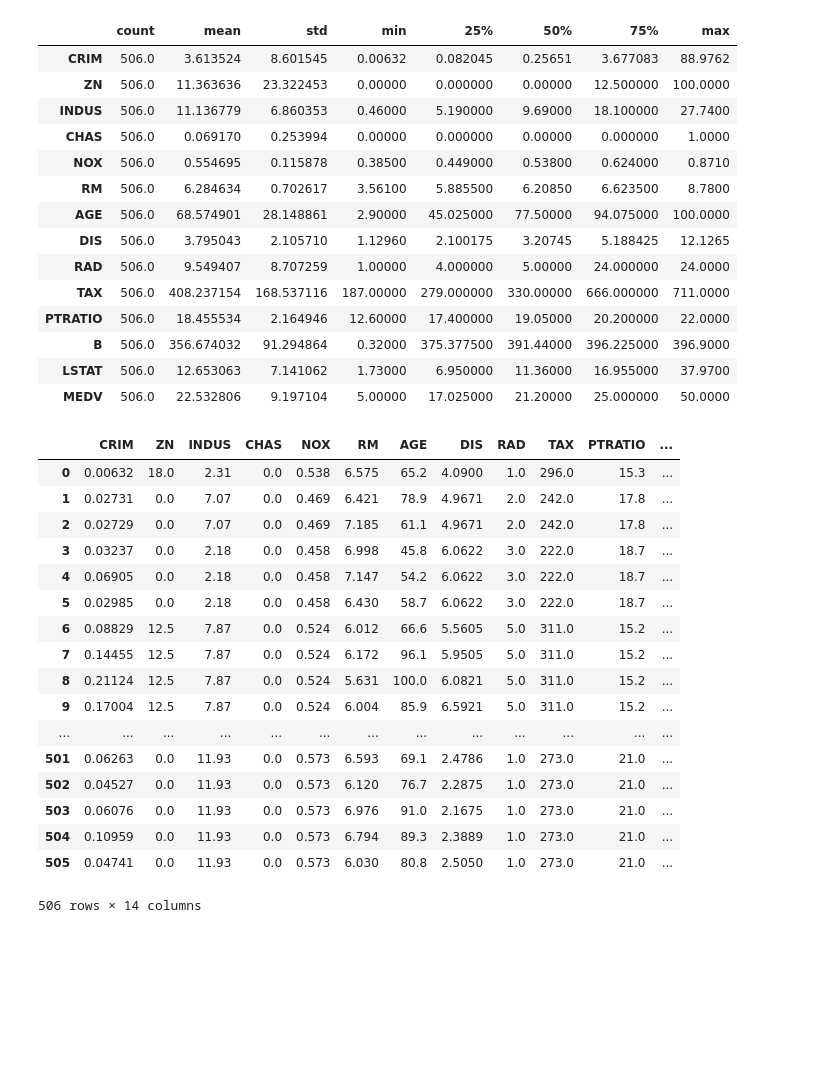
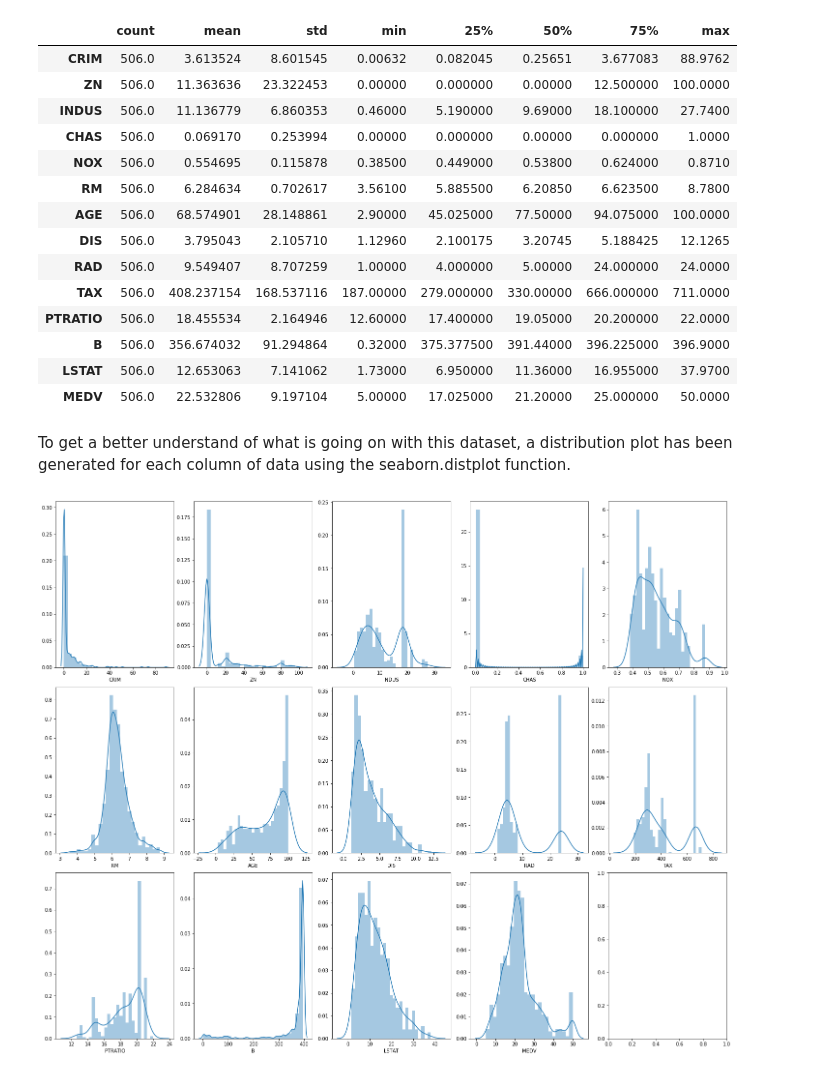
Before and after one commit to MKelly1303/52954_Project_2019, a Jupyter notebook: 52954_Project_Notebook.ipynb, the cells around one changed output. Drawn from its saved outputs; the diff is of its cells as text; code cells hidden in the pictures; blank space fills up the shorter version.

```diff
--- a/52954_Project_Notebook.ipynb
+++ b/52954_Project_Notebook.ipynb
@@ -76,24 +74,25 @@ df.describe().T
 | B | 506.0 | 356.674032 | 91.294864 | 0.32000 | 375.377500 | 391.44000 | 396.225000 | 396.9000 |
 | LSTAT | 506.0 | 12.653063 | 7.141062 | 1.73000 | 6.950000 | 11.36000 | 16.955000 | 37.9700 |
 | MEDV | 506.0 | 22.532806 | 9.197104 | 5.00000 | 17.025000 | 21.20000 | 25.000000 | 50.0000 |
-# %%
-df
-# %% [output]
-|  | CRIM | ZN | INDUS | CHAS | NOX | RM | AGE | DIS | RAD | TAX | PTRATIO | ... |
-| 0 | 0.00632 | 18.0 | 2.31 | 0.0 | 0.538 | 6.575 | 65.2 | 4.0900 | 1.0 | 296.0 | 15.3 | ... |
-| 1 | 0.02731 | 0.0 | 7.07 | 0.0 | 0.469 | 6.421 | 78.9 | 4.9671 | 2.0 | 242.0 | 17.8 | ... |
-| 2 | 0.02729 | 0.0 | 7.07 | 0.0 | 0.469 | 7.185 | 61.1 | 4.9671 | 2.0 | 242.0 | 17.8 | ... |
-| 3 | 0.03237 | 0.0 | 2.18 | 0.0 | 0.458 | 6.998 | 45.8 | 6.0622 | 3.0 | 222.0 | 18.7 | ... |
-| 4 | 0.06905 | 0.0 | 2.18 | 0.0 | 0.458 | 7.147 | 54.2 | 6.0622 | 3.0 | 222.0 | 18.7 | ... |
-| 5 | 0.02985 | 0.0 | 2.18 | 0.0 | 0.458 | 6.430 | 58.7 | 6.0622 | 3.0 | 222.0 | 18.7 | ... |
-| 6 | 0.08829 | 12.5 | 7.87 | 0.0 | 0.524 | 6.012 | 66.6 | 5.5605 | 5.0 | 311.0 | 15.2 | ... |
-| 7 | 0.14455 | 12.5 | 7.87 | 0.0 | 0.524 | 6.172 | 96.1 | 5.9505 | 5.0 | 311.0 | 15.2 | ... |
-| 8 | 0.21124 | 12.5 | 7.87 | 0.0 | 0.524 | 5.631 | 100.0 | 6.0821 | 5.0 | 311.0 | 15.2 | ... |
-| 9 | 0.17004 | 12.5 | 7.87 | 0.0 | 0.524 | 6.004 | 85.9 | 6.5921 | 5.0 | 311.0 | 15.2 | ... |
-| ... | ... | ... | ... | ... | ... | ... | ... | ... | ... | ... | ... | ... |
-| 501 | 0.06263 | 0.0 | 11.93 | 0.0 | 0.573 | 6.593 | 69.1 | 2.4786 | 1.0 | 273.0 | 21.0 | ... |
-| 502 | 0.04527 | 0.0 | 11.93 | 0.0 | 0.573 | 6.120 | 76.7 | 2.2875 | 1.0 | 273.0 | 21.0 | ... |
-| 503 | 0.06076 | 0.0 | 11.93 | 0.0 | 0.573 | 6.976 | 91.0 | 2.1675 | 1.0 | 273.0 | 21.0 | ... |
-| 504 | 0.10959 | 0.0 | 11.93 | 0.0 | 0.573 | 6.794 | 89.3 | 2.3889 | 1.0 | 273.0 | 21.0 | ... |
-| 505 | 0.04741 | 0.0 | 11.93 | 0.0 | 0.573 | 6.030 | 80.8 | 2.5050 | 1.0 | 273.0 | 21.0 | ... |
-506 rows × 14 columns
+# %% [markdown]
+To get a better understand of what is going on with this dataset, a distribution plot has been generated for each column of data using the seaborn.distplot function.
+# %%
+fig, axs = plt.subplots(nrows=3, ncols=5, figsize=(20,16))
+fig.tight_layout(h_pad=2, w_pad=1)
+sns.distplot(df['CRIM'], bins=25, ax=axs[0, 0])
+sns.distplot(df['ZN'], bins=25, ax=axs[0, 1])
+sns.distplot(df['INDUS'], bins=25, ax=axs[0, 2])
+sns.distplot(df['CHAS'], bins=25, ax=axs[0, 3])
+sns.distplot(df['NOX'], bins=25, ax=axs[0, 4])
+sns.distplot(df['RM'], bins=25, ax=axs[1, 0])
+sns.distplot(df['AGE'], bins=25, ax=axs[1, 1])
+sns.distplot(df['DIS'], bins=25, ax=axs[1, 2])
+sns.distplot(df['RAD'], bins=25, ax=axs[1, 3])
+sns.distplot(df['TAX'], bins=25, ax=axs[1, 4])
+sns.distplot(df['PTRATIO'], bins=25, ax=axs[2, 0])
+sns.distplot(df['B'], bins=25, ax=axs[2, 1])
+sns.distplot(df['LSTAT'], bins=25, ax=axs[2, 2])
+sns.distplot(df['MEDV'], bins=25, ax=axs[2, 3])
+plt.show()
+# %% [output]
+[figure, added]
```
Also changed, not shown: parts of 24 cells of this notebook.
